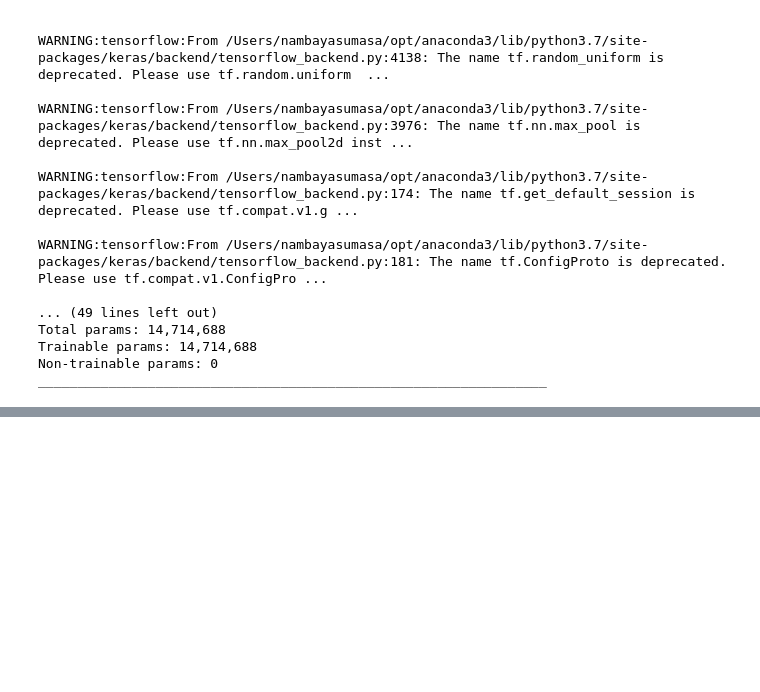
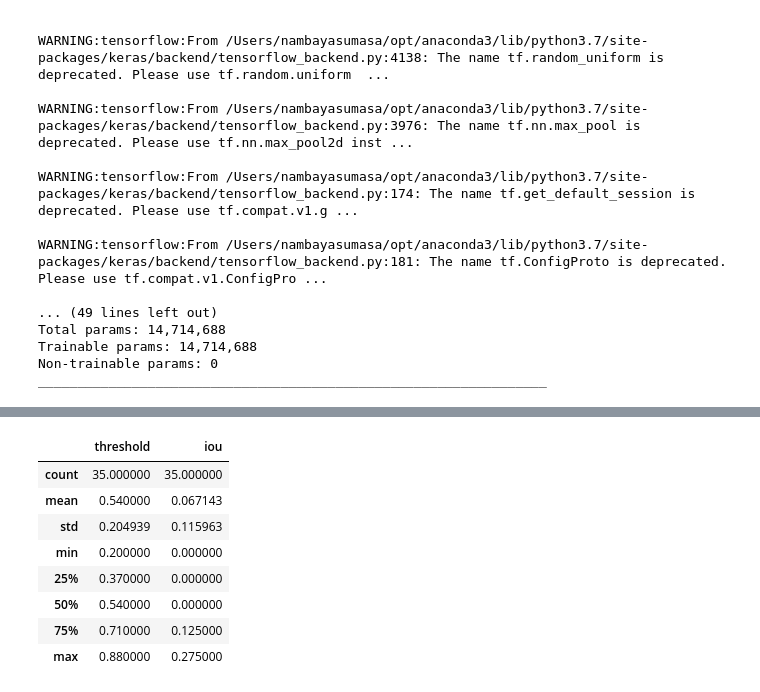
Before and after one commit to YasumasaNamba/diveintocode_ml, a Jupyter notebook: Sprint/Sprint19.ipynb, the cells around one changed output, grey strips where cells are left out. Cells and saved outputs as stored; diff of their text form; code cells hidden in the pictures; blank space fills up the shorter version.

```diff
--- a/Sprint/Sprint19.ipynb
+++ b/Sprint/Sprint19.ipynb
@@ -661 +686,78 @@ Best IoU: 0.5250 at threshold: 0.760
 | max | 0.880000 | 0.525000 |
+# %%
+input_size = (224, 224, 3)
+
+K.clear_session()
+model = unet_resnet(
+    input_size, decoder_block_simple, weights='imagenet')
+model.summary()
+
+
+K.clear_session()
+# Build model:
+# Here, you can experiment with various losses.
+# For dice and BCE (binary_crossentropy), my_iou_metric should be used,
+# whereas for lovash_loss my_iou_metric2 should be used, because range of values
+# for lovash loss is between -inf and +inf, not between 0 and 1, as for BCE and dice.
+# What is more, when lovash loss is used, last layer (sigmoid) should be deleted.
+# This is controlled by use_lovash parameter.
+model_depth = unet_vgg16(
+    input_size, decoder_block_bottleneck, weights='imagenet',
+    loss_func=bce_dice_loss, metrics_list=[my_iou_metric],
+    use_lovash=False)
+print(model_depth.summary())
+
+
+model_checkpoint = ModelCheckpoint(
+    'unet_vgg16.h5' ,monitor='val_my_iou_metric', mode='max',
+    save_best_only=True, save_weights_only=True, verbose=1)
+reduce_lr = ReduceLROnPlateau(
+    monitor='val_my_iou_metric',
+    mode='max',
+    factor=0.5,
+    patience=5,
+    min_lr=0.0001,
+    verbose=1)
+
+
+epochs = 2  # 25
+batch_size = 1
+
+X_tr = X_tr[:16]
+y_tr = y_tr[:16]
+X_val = X_val[:4]
+y_val = y_val[:4]
+
+history = model_depth.fit(X_tr, y_tr,
+                    validation_data=[X_val, y_val],
+                    epochs=epochs,
+                    batch_size=batch_size,
+                    callbacks=[model_checkpoint,reduce_lr],
+                    verbose=1)
+
+val_preds = model_depth.predict(X_val, batch_size=16)
+
+y_val_pred = np.asarray(list(map(lambda x: cv2.resize(x, (101, 101)), val_preds)))
+y_val_true = np.asarray(list(map(lambda x: cv2.resize(x, (101, 101)), y_val)))
+
+# Threshold range, over which optimization is performed
+thresholds = np.arange(0.2, 0.9, 0.02)
+
+# For every threshold, set predictions to binary arrays,
+# where values above threshold are treated as 1 and the rest as 0.
+# Loop over thresholds and compute IoU for them based on IoU function above.
+ious = np.array(
+    [iou_metric_batch(y_val_true,
+                      np.int32(y_val_pred > threshold)) for threshold in tqdm(thresholds)])
+
+df_iou2 = pd.DataFrame(thresholds, columns=['threshold'])
+df_iou2['iou'] = ious
+
+# Get index of best IoU
+best_index = df_iou2['iou'].idxmax()
+print('Best IoU: {:.4f} at threshold: {:.3f}'.format(
+    df_iou2.iou[best_index], df_iou2.threshold[best_index]))
+
+# Describe IoU DF
+df_iou2.describe()
+# %% [output]
@@ -662,2 +783,11 @@ Best IoU: 0.5250 at threshold: 0.760
+|  | threshold | iou |
+| count | 35.000000 | 35.000000 |
+| mean | 0.540000 | 0.067143 |
+| std | 0.204939 | 0.115963 |
+| min | 0.200000 | 0.000000 |
+| 25% | 0.370000 | 0.000000 |
+| 50% | 0.540000 | 0.000000 |
+| 75% | 0.710000 | 0.125000 |
+| max | 0.880000 | 0.275000 |
 # %%
 # Plot IoU values over threshold range.
```
Also changed, not shown: parts of 13 cells of this notebook.
